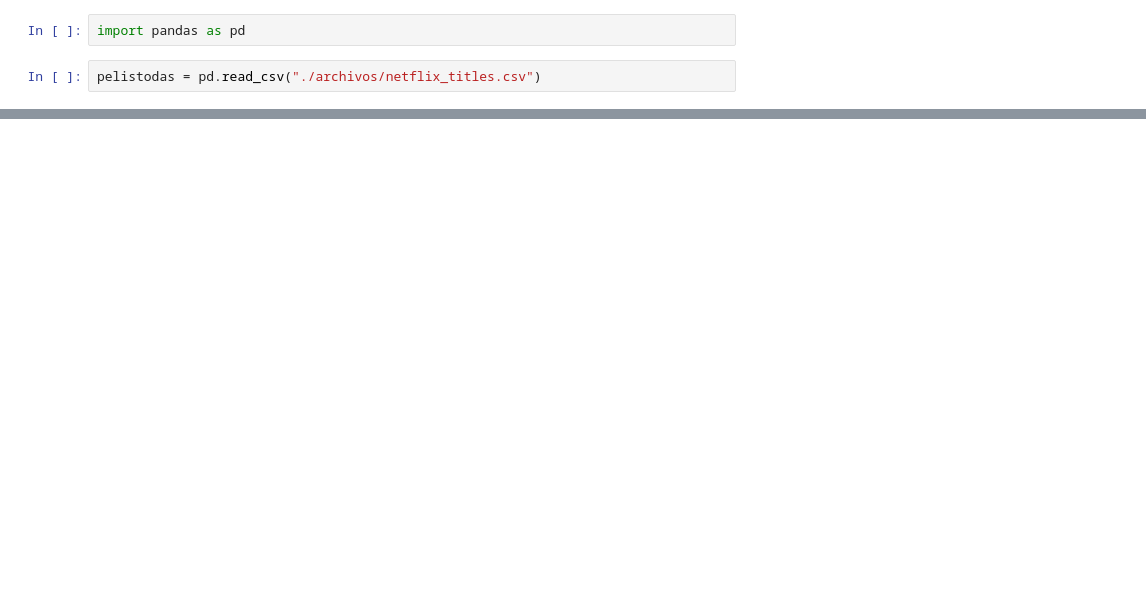
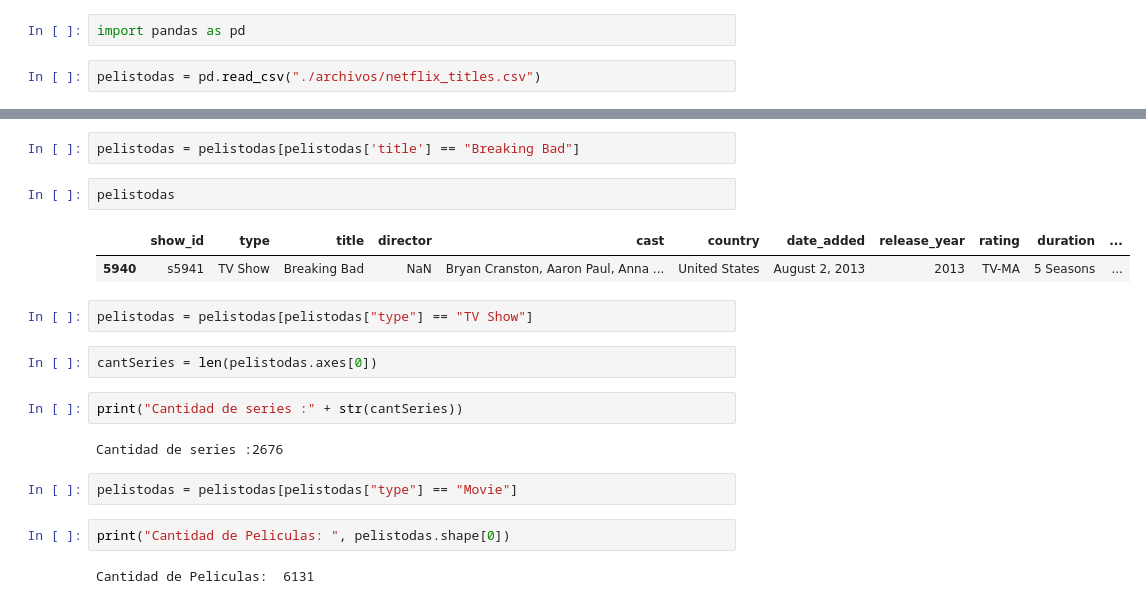
Before and after one commit to hassansahid/datascience, a Jupyter notebook: datascience/desafio.ipynb, the cells around one changed output, grey strips where cells are left out. Saved outputs shown, nothing was run; the diff lists cells and outputs as text; blank space fills up the shorter version.

```diff
--- a/datascience/desafio.ipynb
+++ b/datascience/desafio.ipynb
@@ -218,0 +247,21 @@ pelistodas.head(20)
+# %%
+pelistodas = pelistodas[pelistodas['title'] == "Breaking Bad"]
+# %%
+pelistodas
+# %% [output]
+|  | show_id | type | title | director | cast | country | date_added | release_year | rating | duration | ... |
+| 5940 | s5941 | TV Show | Breaking Bad | NaN | Bryan Cranston, Aaron Paul, Anna ... | United States | August 2, 2013 | 2013 | TV-MA | 5 Seasons | ... |
+# %%
+pelistodas = pelistodas[pelistodas["type"] == "TV Show"]
+# %%
+cantSeries = len(pelistodas.axes[0])
+# %%
+print("Cantidad de series :" + str(cantSeries))
+# %% [output]
+Cantidad de series :2676
+# %%
+pelistodas = pelistodas[pelistodas["type"] == "Movie"]
+# %%
+print("Cantidad de Peliculas: ", pelistodas.shape[0])
+# %% [output]
+Cantidad de Peliculas:  6131
```
Also changed, not shown: parts of 4 cells of this notebook.
